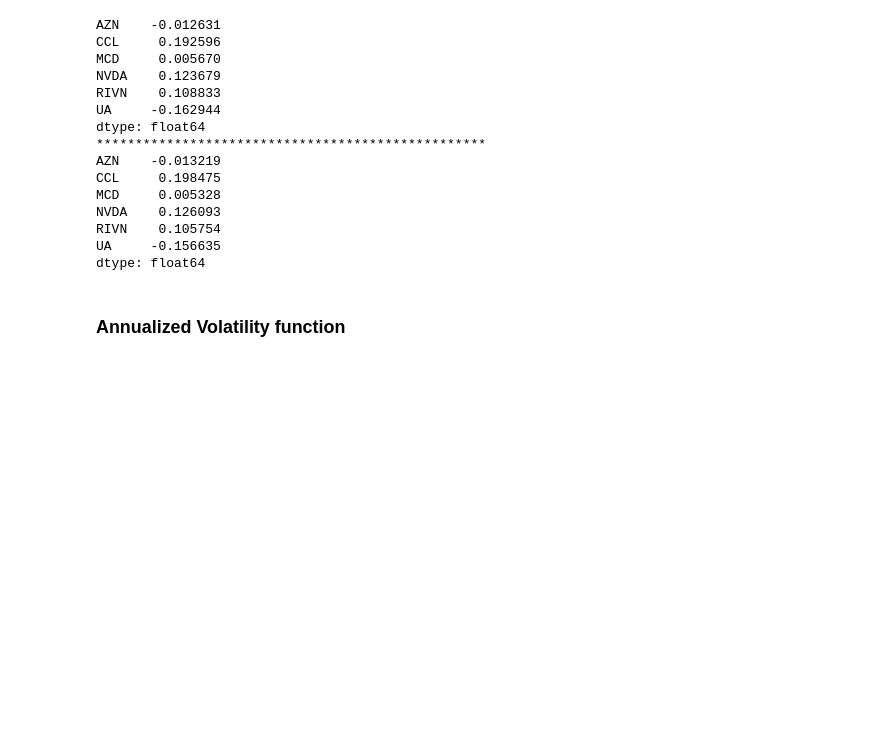
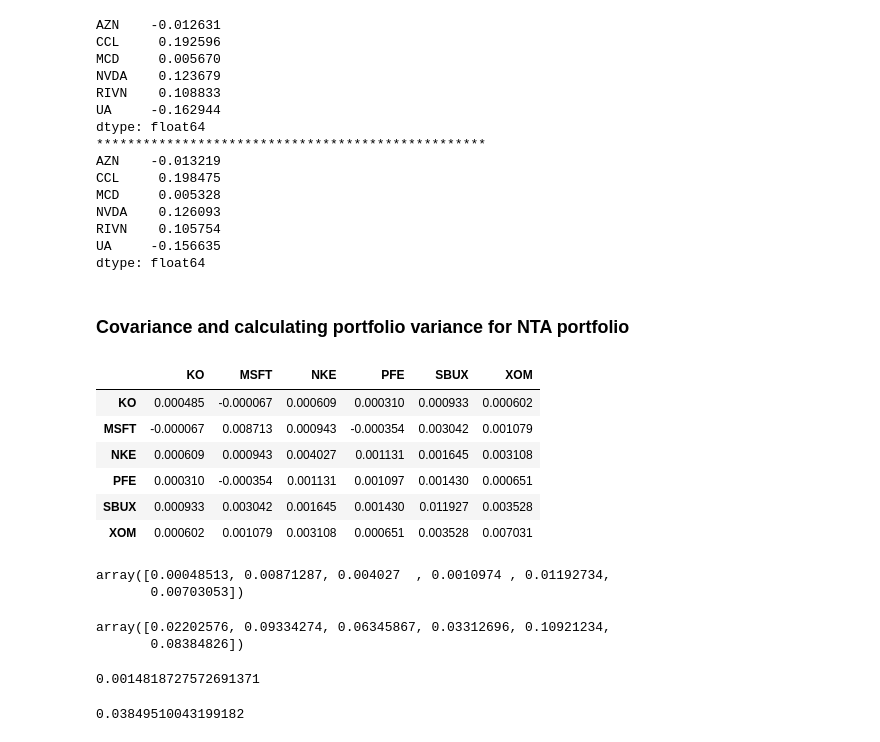
Before and after one commit to raketic-ognjen/Market-Watch-Tech-Analysis, a Jupyter notebook: TechAnalysis_Team6.ipynb, the cells around one changed output. Drawn from its saved outputs; the diff is of its cells as text; code cells hidden in the pictures; blank space fills up the shorter version.

```diff
--- a/TechAnalysis_Team6.ipynb
+++ b/TechAnalysis_Team6.ipynb
@@ -380,5 +377,3 @@ NVDA    0.126093
 RIVN    0.105754
 UA     -0.156635
 dtype: float64
-# %% [markdown]
-### Annualized Volatility function
@@ -387,0 +380,2 @@ def annualize_vol(ret,n=252):
+# %% [markdown]
+### Covariance and calculating portfolio variance for NTA portfolio
@@ -387,0 +384,36 @@ def annualize_vol(ret,n=252):
+# %%
+#covariance matrix
+CovM1 = rets1.cov()*20
+CovM1
+# %% [output]
+|  | KO | MSFT | NKE | PFE | SBUX | XOM |
+| KO | 0.000485 | -0.000067 | 0.000609 | 0.000310 | 0.000933 | 0.000602 |
+| MSFT | -0.000067 | 0.008713 | 0.000943 | -0.000354 | 0.003042 | 0.001079 |
+| NKE | 0.000609 | 0.000943 | 0.004027 | 0.001131 | 0.001645 | 0.003108 |
+| PFE | 0.000310 | -0.000354 | 0.001131 | 0.001097 | 0.001430 | 0.000651 |
+| SBUX | 0.000933 | 0.003042 | 0.001645 | 0.001430 | 0.011927 | 0.003528 |
+| XOM | 0.000602 | 0.001079 | 0.003108 | 0.000651 | 0.003528 | 0.007031 |
+# %%
+ # Variances of individual stocks
+var1 = np.diag(CovM1)
+var1
+# %% [output]
+array([0.00048513, 0.00871287, 0.004027  , 0.0010974 , 0.01192734,
+       0.00703053])
+# %%
+# Standard deviations of volatilities of individual stocks
+np.sqrt(var1)
+# %% [output]
+array([0.02202576, 0.09334274, 0.06345867, 0.03312696, 0.10921234,
+       0.08384826])
+# %%
+# Calculating portfolio variance
+portfvar1=w1@CovM1@w1
+portfvar1
+# %% [output]
+0.0014818727572691371
+# %%
+#Portfolio volatility is equal to the square root of portfolio variance
+np.sqrt(portfvar1)
+# %% [output]
+0.03849510043199182
```
Also changed, not shown: parts of 24 cells of this notebook.
